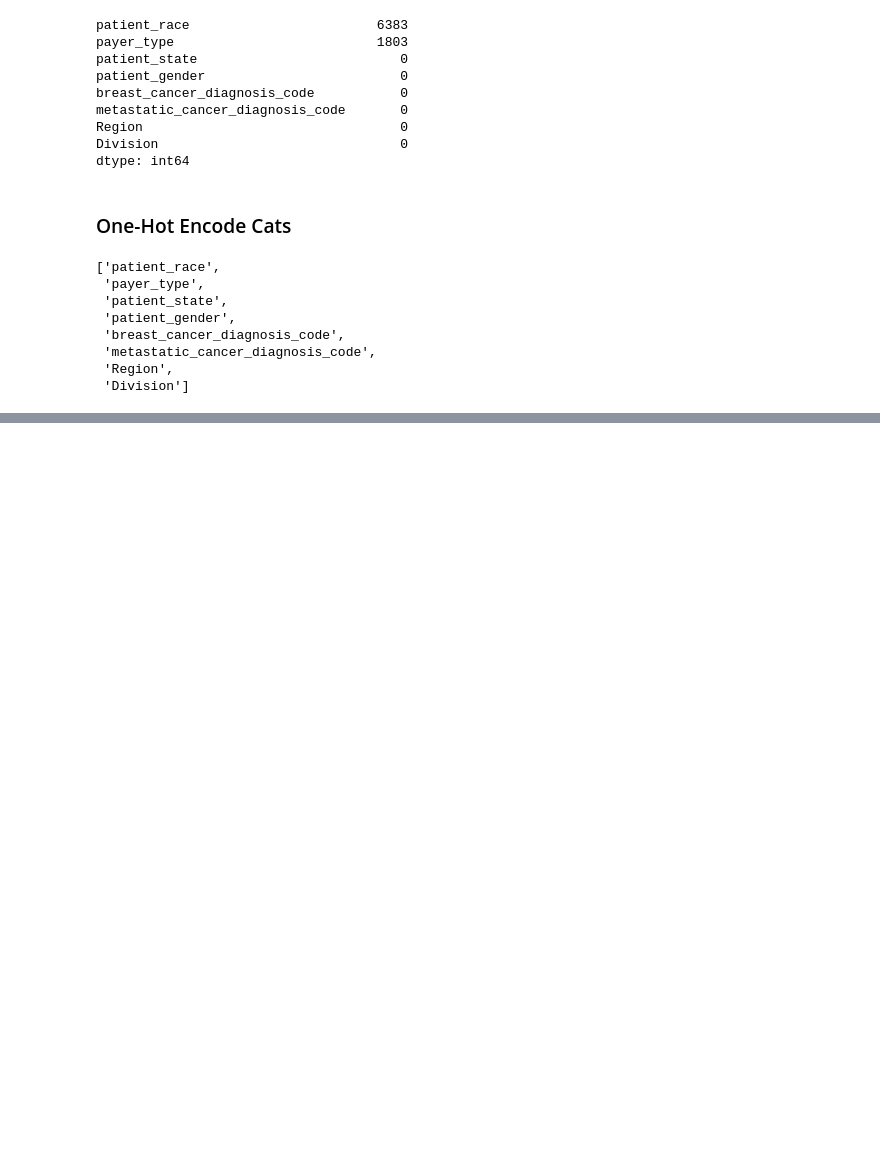
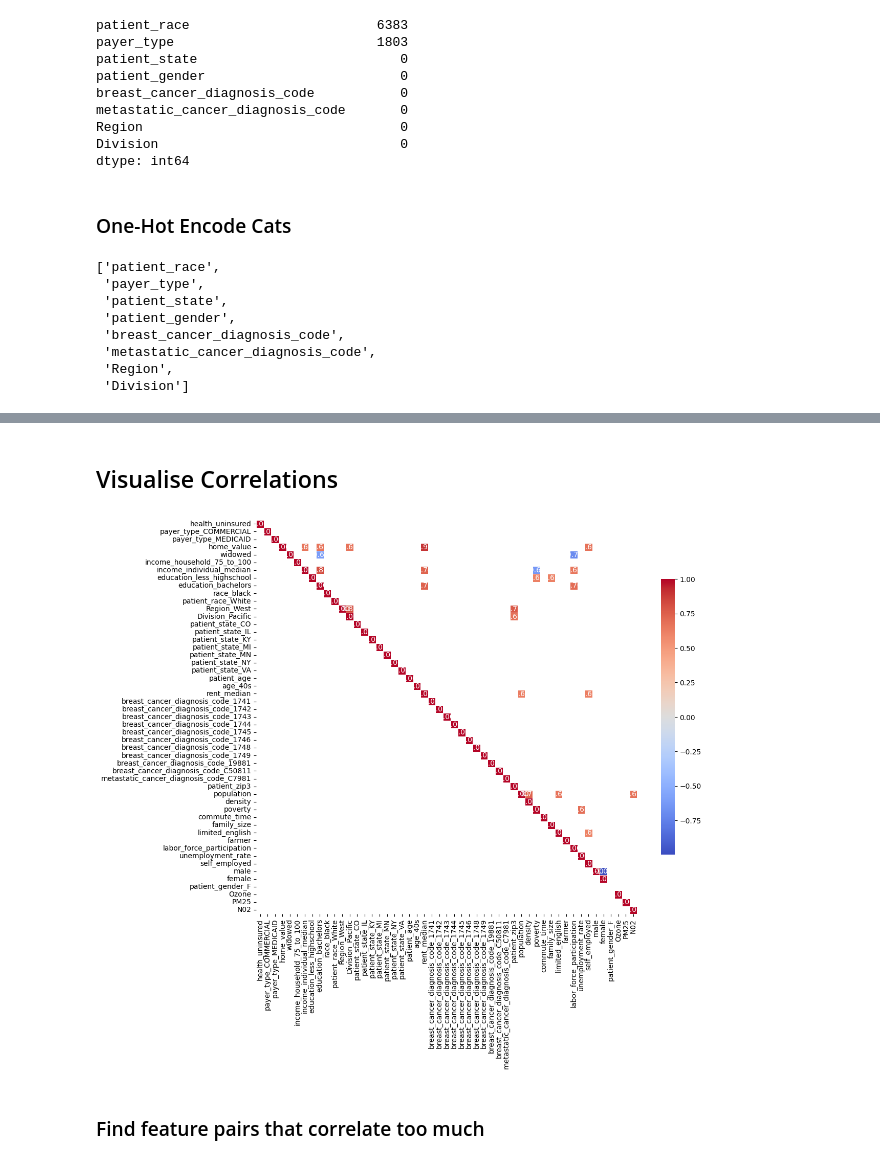
Before and after one commit to 3quetra/portfolio, a Jupyter notebook: wids_datathon_2024/cancer_prediction.ipynb, the cells around one changed output, grey strips where cells are left out. Drawn from its saved outputs; the diff is of its cells as text; code cells hidden in the pictures; blank space fills up the shorter version.

```diff
--- a/wids_datathon_2024/cancer_prediction.ipynb
+++ b/wids_datathon_2024/cancer_prediction.ipynb
@@ -687,0 +531,2 @@ weighted avg       0.70      0.70      0.70       652
+# %% [markdown]
+## Visualise Correlations
@@ -687,0 +536,35 @@ weighted avg       0.70      0.70      0.70       652
+# %%
+imp_train = pd.read_csv('imp_train.csv').reset_index(drop=True)
+test = test.copy()
+# %%
+# Assuming your DataFrame is named df
+# Extract numerical columns for correlation analysis
+numerical_columns = imp_train.select_dtypes(include='number')
+
+# Calculate correlation matrix
+correlation_matrix = numerical_columns.corr()
+
+# Create a mask to hide the upper triangle
+mask = np.triu(np.ones_like(correlation_matrix, dtype=bool))
+
+# Apply the threshold for significance
+significant_corr_mask = np.abs(correlation_matrix) > 0.6
+
+# Combine the upper triangle mask and the significance mask
+final_mask = np.logical_and(mask, significant_corr_mask)
+
+# Set values outside the final mask to NaN
+correlation_matrix[~final_mask] = np.nan
+# %%
+# Define the size of the figure
+plt.figure(figsize=(12, 10))
+
+# Plot the heatmap
+sns.heatmap(correlation_matrix, annot=True, cmap='coolwarm', fmt='.2f', linewidths=.5, cbar_kws={"shrink": 0.7})
+
+# Show the plot
+plt.show()
+# %% [output]
+[figure, added]
+# %% [markdown]
+### Find feature pairs that correlate too much
```
Also changed, not shown: parts of 40 cells of this notebook, 2 other files.
